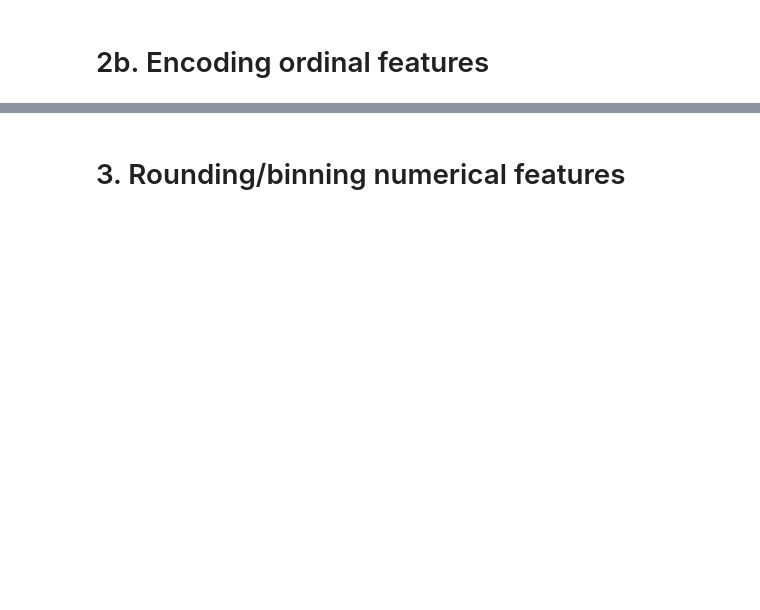
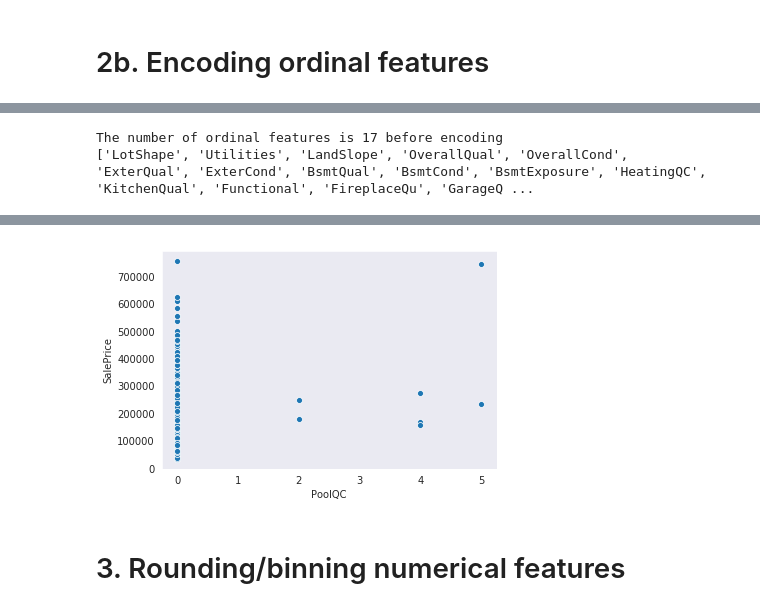
Before and after one commit to InterferencePattern/MST-housing-price-prediction, a Jupyter notebook: 1-FeatureEngineering_James.ipynb, the cells around one changed output, grey strips where cells are left out. Saved outputs shown, nothing was run; the diff lists cells and outputs as text; code cells hidden in the pictures; blank space fills up the shorter version.

Commit message:
Converted categorical features to objects and linearized ordinal features

```diff
--- a/1-FeatureEngineering_James.ipynb
+++ b/1-FeatureEngineering_James.ipynb
@@ -153,0 +157,76 @@ The number of ordinal features is 17 before encoding
+# %%
+print("The number of ordinal features is " + str(len(ordList)) + " before encoding")
+
+ord_df = df[ordList].copy()
+
+# Lot shape to ordered integers:
+preserved_mapper_LotShape = {"Reg" : 0, "IR1": 1, 'IR2':2, 'IR3':3}
+ord_df['LotShape'] = ord_df.LotShape.replace(preserved_mapper_LotShape)
+
+# Number of utilities as ordered integers:
+preserved_mapper_Utilities = {"AllPub":3, "NoSewr":2, "NoSeWa":1, "ELO":0}
+ord_df['Utilities'] = ord_df.Utilities.replace(preserved_mapper_Utilities)
+
+# Land Slope as
+preserved_mapper_LandSlope = {"Gtl" : 0, "Mod": 1, 'Sev':2}
+ord_df['LandSlope'] = ord_df.LandSlope.replace(preserved_mapper_LandSlope)
+
+# Overall quality as float, but taken squared for linearity
+ord_df['OverallQual'] = ord_df.OverallQual.astype(float).apply(np.square)
+
+# Overall condition seems like a nonlinear indicator with a huge range of values at 5! CONSIDER DROPPING IT
+ord_df['OverallCond'] = ord_df.OverallCond.astype(float)
+
+# External quality as float, but taken squared for linearity
+preserved_mapper_ExterQual = {"Po" : 0, "Fa": 1, 'TA':2, 'Gd':3, 'Ex':4}
+ord_df['ExterQual'] = ord_df.ExterQual.replace(preserved_mapper_ExterQual)
+
+# External condition seems like a nonlinear indicator with a huge range of values at 5! CONSIDER DROPPING IT
+preserved_mapper_ExterCond = {"Po" : 0, "Fa": 1, 'TA':2, 'Gd':3, 'Ex':4}
+ord_df['ExterCond'] = ord_df.ExterCond.replace(preserved_mapper_ExterCond)
+
+# Basement quality is an integer since it's nearly linear
+preserved_mapper_BsmtQual = {"Po" : 0, "Fa": 1, 'TA':2, 'Gd':3, 'Ex':4}
+ord_df['BsmtQual'] = ord_df.BsmtQual.replace(preserved_mapper_BsmtQual)
+
+# Basement condition seems like a nonlinear indicator with a huge range of values at 5! CONSIDER ONE HOT
+preserved_mapper_BsmtCond = {"Po" : 0, "Fa": 1, 'TA':2, 'Gd':3, 'Ex':4}
+ord_df['BsmtCond'] = ord_df.BsmtCond.replace(preserved_mapper_BsmtCond)
+
+# Basement exposure is an integer since it's basically linear
+preserved_mapper_BsmtExposure = {"nan" : 0, "No": 1, 'Mn':2, 'Av':3, 'Gd': 4}
+ord_df['BsmtExposure'] = ord_df.BsmtExposure.replace(preserved_mapper_BsmtExposure)
+
+# Heating QC is converted to an ordered list and squared for linearity
+preserved_mapper_HeatingQC = {"Po" : 0, "Fa": 1, 'TA':2, 'Gd':3, 'Ex':4}
+ord_df['HeatingQC'] = ord_df.HeatingQC.replace(preserved_mapper_HeatingQC).apply(np.square)
+
+# Kitchen quality is converted to an ordered list and squared for linearity
+preserved_mapper_KitchenQual = {"Po" : 0, "Fa": 1, 'TA':2, 'Gd':3, 'Ex':4}
+ord_df['KitchenQual'] = ord_df.KitchenQual.replace(preserved_mapper_KitchenQual).apply(np.square)
+
+# Fireplace quality isn't well represented as linear. CONSIDER ONE HOT
+preserved_mapper_FireplaceQu = {"nan":0, "Po" : 1, "Fa": 2, 'TA':3, 'Gd':4, 'Ex':5}
+ord_df['FireplaceQu'] = ord_df.FireplaceQu.replace(preserved_mapper_FireplaceQu).apply(np.square)
+
+# Functionality is a weird one, not sure what to do with it.  CONSIDER MAKING SUB-GROUPS
+
+# GarageQual is nonlinear and not correctable. CONSIDER ONE HOT
+preserved_mapper_GarageQual = {"nan": 0, "Po" : 1, "Fa": 2, 'TA':3, 'Gd':4, 'Ex':5}
+ord_df['GarageQual'] = ord_df.GarageQual.replace(preserved_mapper_GarageQual)
+
+# GarageCond CONSIDER ONE HOT
+preserved_mapper_GarageCond = {"nan": 0, "Po" : 1, "Fa": 2, 'TA':3, 'Gd':4, 'Ex':5}
+ord_df['GarageCond'] = ord_df.GarageCond.replace(preserved_mapper_GarageCond)
+
+# PoolQC is extremely nonlinear. CONSIDER ONE HOT
+preserved_mapper_PoolQC = {"nan":0, "Po" : 1, "Fa": 2, 'TA':3, 'Gd':4, 'Ex':5}
+ord_df['PoolQC'] = ord_df.PoolQC.replace(preserved_mapper_PoolQC)
+
+sns.scatterplot(ord_df.PoolQC, df.SalePrice)
+
+print(ordList)
+ord_df.head()
+# %% [output]
+The number of ordinal features is 17 before encoding
+['LotShape', 'Utilities', 'LandSlope', 'OverallQual', 'OverallCond', 'ExterQual', 'ExterCond', 'BsmtQual', 'BsmtCond', 'BsmtExposure', 'HeatingQC', 'KitchenQual', 'Functional', 'FireplaceQu', 'GarageQ ...
@@ -154,3 +240,4 @@ The number of ordinal features is 17 before encoding
+[figure, added]
 # %% [markdown]
 # 3. Rounding/binning numerical features
 # %%
```
Also changed, not shown: parts of 7 cells of this notebook.
